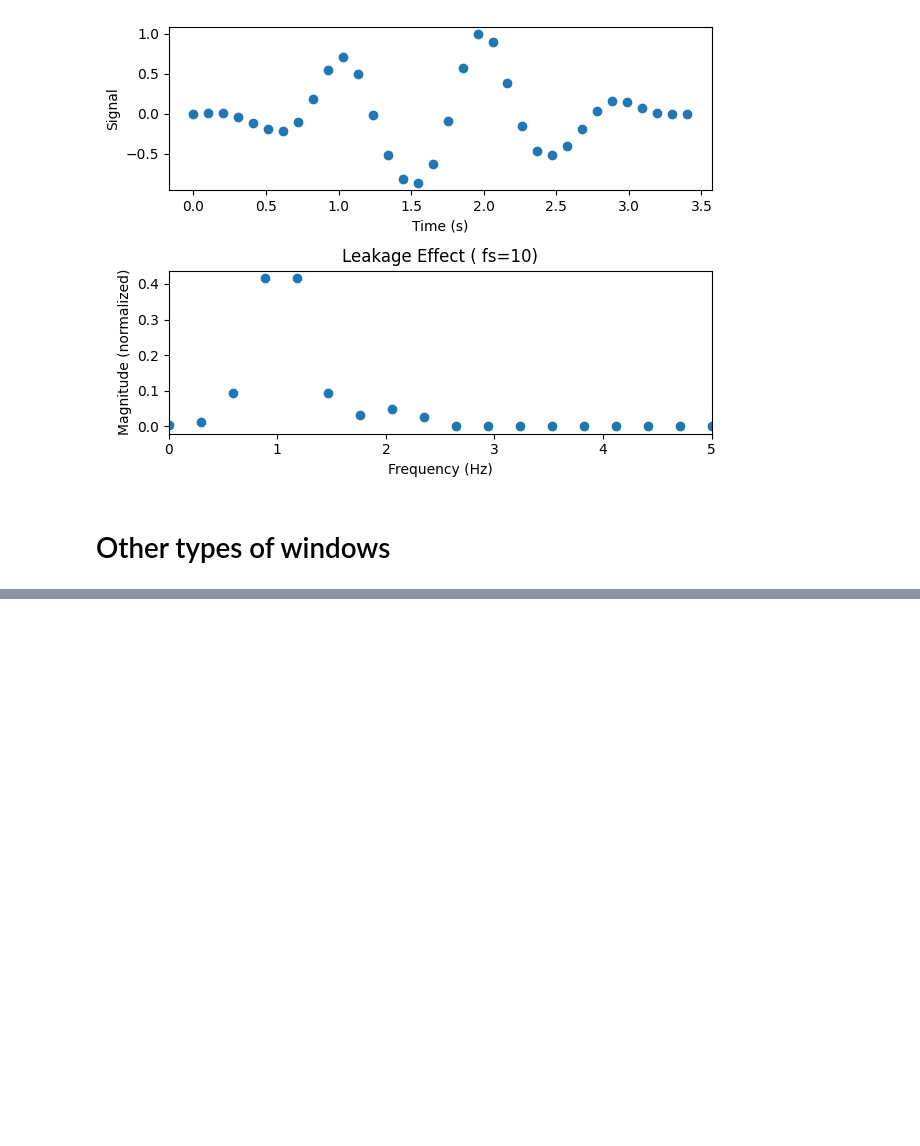
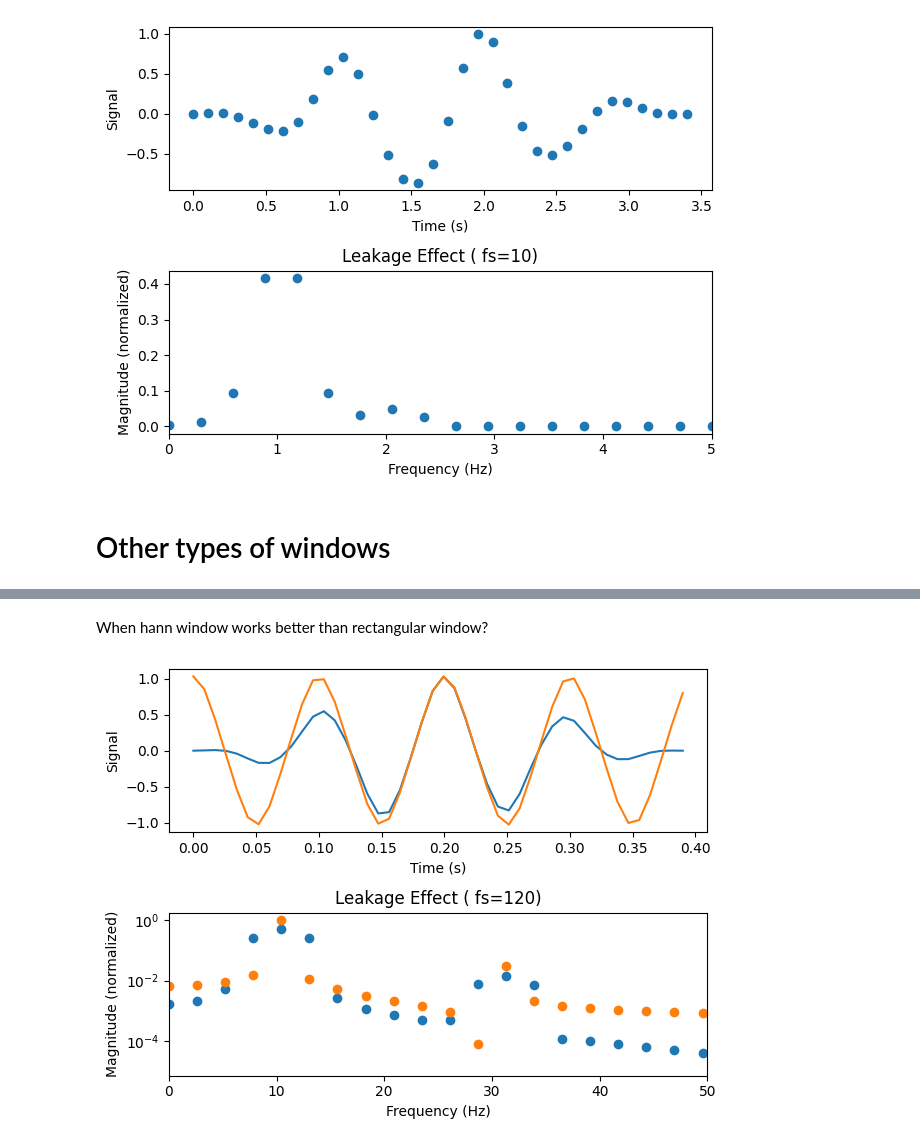
Before and after one commit to shahin1009/Signal-processing, a Jupyter notebook: windowing.ipynb, the cells around one changed output, grey strips where cells are left out. Drawn from its saved outputs; the diff is of its cells as text; code cells hidden in the pictures; blank space fills up the shorter version.

```diff
--- a/windowing.ipynb
+++ b/windowing.ipynb
@@ -185,0 +204,53 @@ No artists with labels found to put in legend.  Note that artists whose label st
+# %% [markdown]
+When hann window works better than rectangular window?
+# %%
+# Sample rate and time duration
+fs = 120  # Hz
+T = 0.39  # seconds
+t = np.linspace(0, T, int(T * fs))
+
+# Signal frequency (not an integer multiple of sampling rate)
+f01 = 10  # Hz (not an integer multiple of fs)
+f02 = 30
+y = mysignal(t, f01,f02, 1,0.03)
+
+
+recwindow = rectangular_window(len(y))
+x =y*recwindow
+
+hannwindow = signal.windows.hann(len(y))
+y *= hannwindow
+
+
+# Calculate FFT
+fft_datay = np.fft.fft(y)
+fft_absy = np.abs(fft_datay) / len(y)  # normalize magnitude
+
+fft_datax = np.fft.fft(x)
+fft_absx = np.abs(fft_datax) / len(x)  # normalize magnitude
+
+# Calculate frequency axis
+f = np.linspace(0, fs/2, int(len(fft_datay)/2) + 1)
+
+# Plot original signal and FFT
+plt.subplot(2, 1, 1)
+plt.plot(t, y)
+plt.plot(t, x)
+plt.xlabel('Time (s)')
+plt.ylabel('Signal')
+
+plt.subplot(2, 1, 2)
+plt.scatter(f, 2*fft_absy[:len(f)])
+plt.scatter(f, 2*fft_absx[:len(f)])
+plt.yscale('log')  # Set y-axis to logarithmic scale
+
+plt.xlabel('Frequency (Hz)')
+plt.ylabel('Magnitude (normalized)')
+
+# Show leakage around the expected frequency (f0) due to non-integer multiple of sampling rate
+plt.title('Leakage Effect ( fs={})'.format( fs))
+plt.xlim(0, 50)  # Limit frequency plot to half the sampling rate
+plt.tight_layout()
+plt.show()
+# %% [output]
+[figure, added]
```
Also changed, not shown: parts of 6 cells of this notebook.
